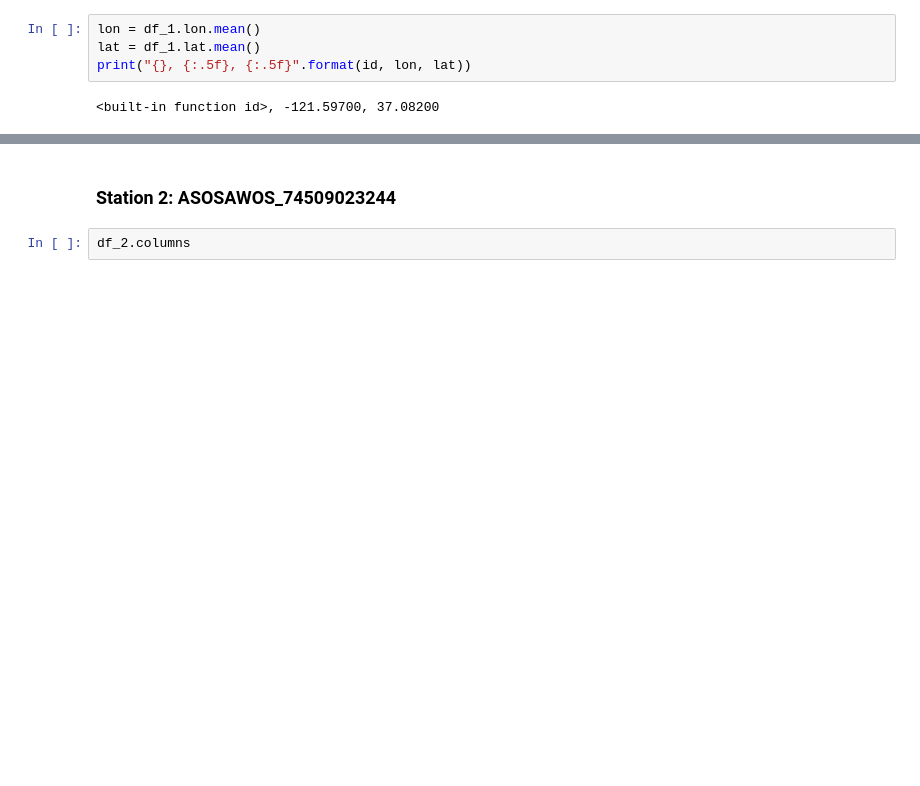
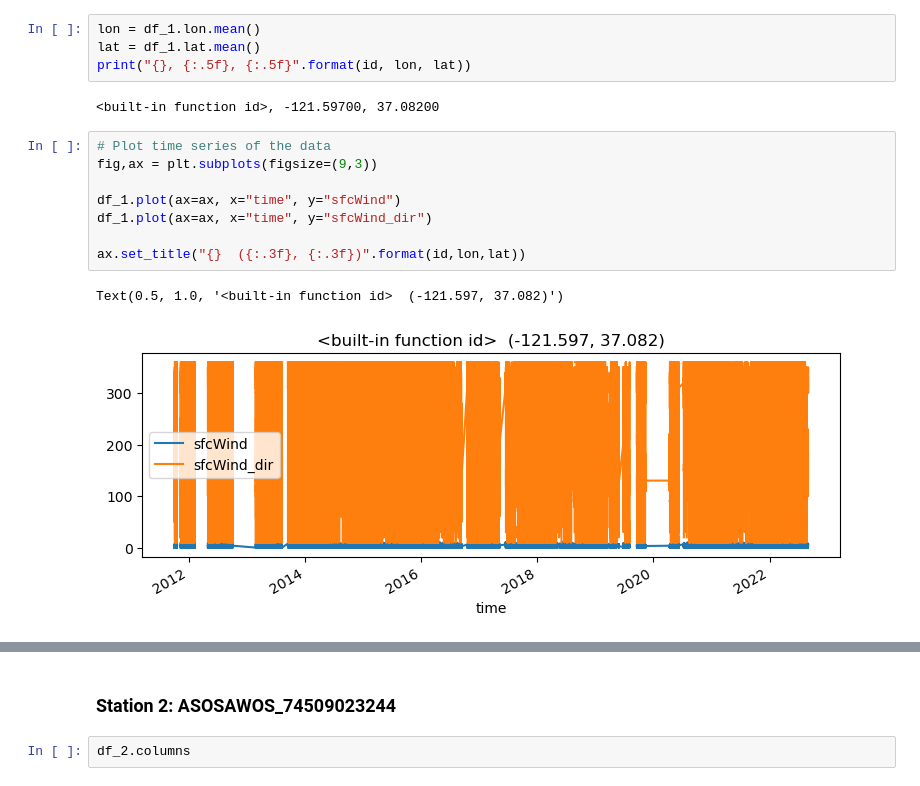
Before and after one commit to Eagle-Rock-Analytics/historical-obs-platform, a Jupyter notebook: test_platform/scripts/3_qaqc_data/asosawos_jumps_investigation.ipynb, the cells around one changed output, grey strips where cells are left out. Cells and saved outputs as stored; diff of their text form; blank space fills up the shorter version.

```diff
--- a/test_platform/scripts/3_qaqc_data/asosawos_jumps_investigation.ipynb
+++ b/test_platform/scripts/3_qaqc_data/asosawos_jumps_investigation.ipynb
@@ -271,6 +277,17 @@ lat = df_1.lat.mean()
 print("{}, {:.5f}, {:.5f}".format(id, lon, lat))
 # %% [output]
 <built-in function id>, -121.59700, 37.08200
+# %%
+# Plot time series of the data
+fig,ax = plt.subplots(figsize=(9,3))
+
+df_1.plot(ax=ax, x="time", y="sfcWind")
+df_1.plot(ax=ax, x="time", y="sfcWind_dir")
+
+ax.set_title("{}  ({:.3f}, {:.3f})".format(id,lon,lat))
+# %% [output]
+Text(0.5, 1.0, '<built-in function id>  (-121.597, 37.082)')
+[figure, added]
 # %%
 # Plot time series of the data
 fig,ax = plt.subplots(figsize=(9,3))
```
Also changed, not shown: parts of 13 cells of this notebook.
